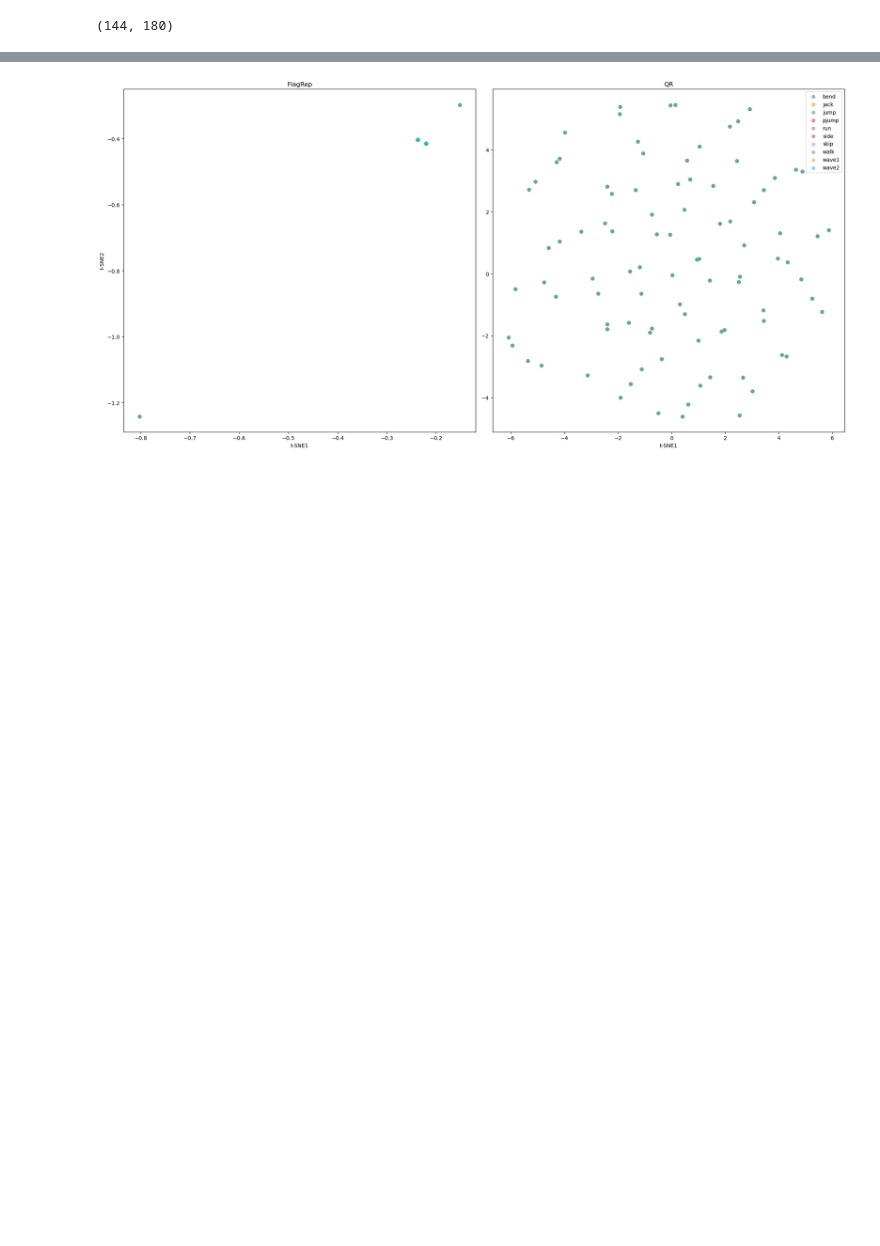
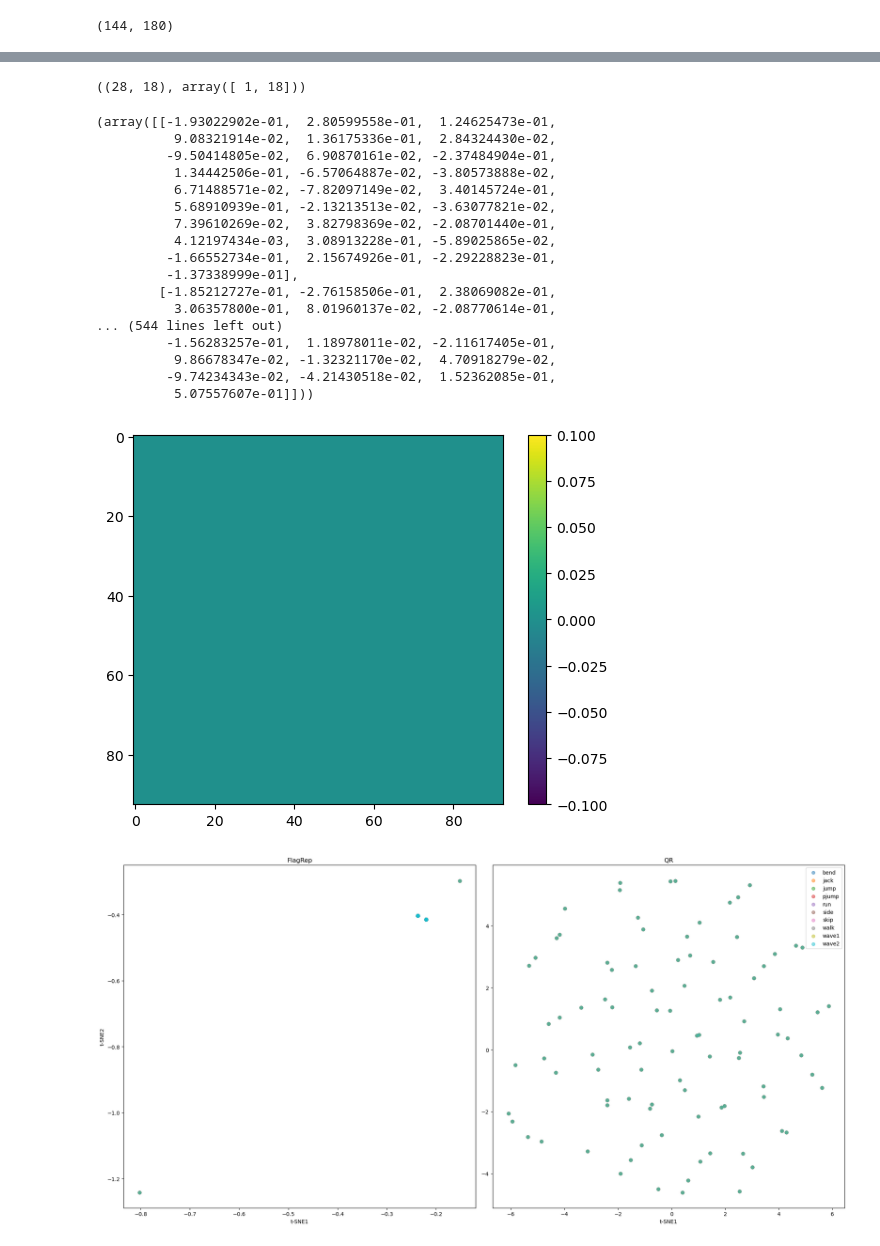
Before and after one commit to tolgabirdal/FlagManifoldsV3, a Jupyter notebook: python/weiszmann.ipynb, the cells around one changed output, grey strips where cells are left out. Cells and saved outputs as stored; diff of their text form; code cells hidden in the pictures; blank space fills up the shorter version.

```diff
--- a/python/weiszmann.ipynb
+++ b/python/weiszmann.ipynb
@@ -90,4 +93,4 @@ for d in trimmed_dataset:
 
     X.append(d_flat)
 
-ss_sizes = [ss1.shape[1], ss2.shape[1]]
+ss_sizes = [ss1.shape[1], ss1.shape[1]+ss2.shape[1]]
@@ -101,6 +113,10 @@ doo = FlagRep(np.vstack(X), As)
+# %%
+doo[0].shape, doo[1]
+# %% [output]
+((28, 18), array([ 1, 18]))
 # %%
 Aset = As
-eps_rank = 0
+eps_rank = 95
 # %%
 flags = {}
 flags['FlagRep'] = []
@@ -148,3 +161,27 @@ from matplotlib import pyplot as plt
+# %%
+plt.imshow(dist_mats['FlagRep'])
+plt.colorbar()
+
+x, y
+# %% [output]
+(array([[-1.93022902e-01,  2.80599558e-01,  1.24625473e-01,
+          9.08321914e-02,  1.36175336e-01,  2.84324430e-02,
+         -9.50414805e-02,  6.90870161e-02, -2.37484904e-01,
+          1.34442506e-01, -6.57064887e-02, -3.80573888e-02,
+          6.71488571e-02, -7.82097149e-02,  3.40145724e-01,
+          5.68910939e-01, -2.13213513e-02, -3.63077821e-02,
+          7.39610269e-02,  3.82798369e-02, -2.08701440e-01,
+          4.12197434e-03,  3.08913228e-01, -5.89025865e-02,
+         -1.66552734e-01,  2.15674926e-01, -2.29228823e-01,
+         -1.37338999e-01],
+        [-1.85212727e-01, -2.76158506e-01,  2.38069082e-01,
+          3.06357800e-01,  8.01960137e-02, -2.08770614e-01,
+... (544 lines left out)
+         -1.56283257e-01,  1.18978011e-02, -2.11617405e-01,
+          9.86678347e-02, -1.32321170e-02,  4.70918279e-02,
+         -9.74234343e-02, -4.21430518e-02,  1.52362085e-01,
+          5.07557607e-01]]))
+[figure, added]
 # %%
 fig,ax = plt.subplots(1,2, figsize = (20,10))
 
```
Also changed, not shown: parts of 7 cells of this notebook, 4 other files.
